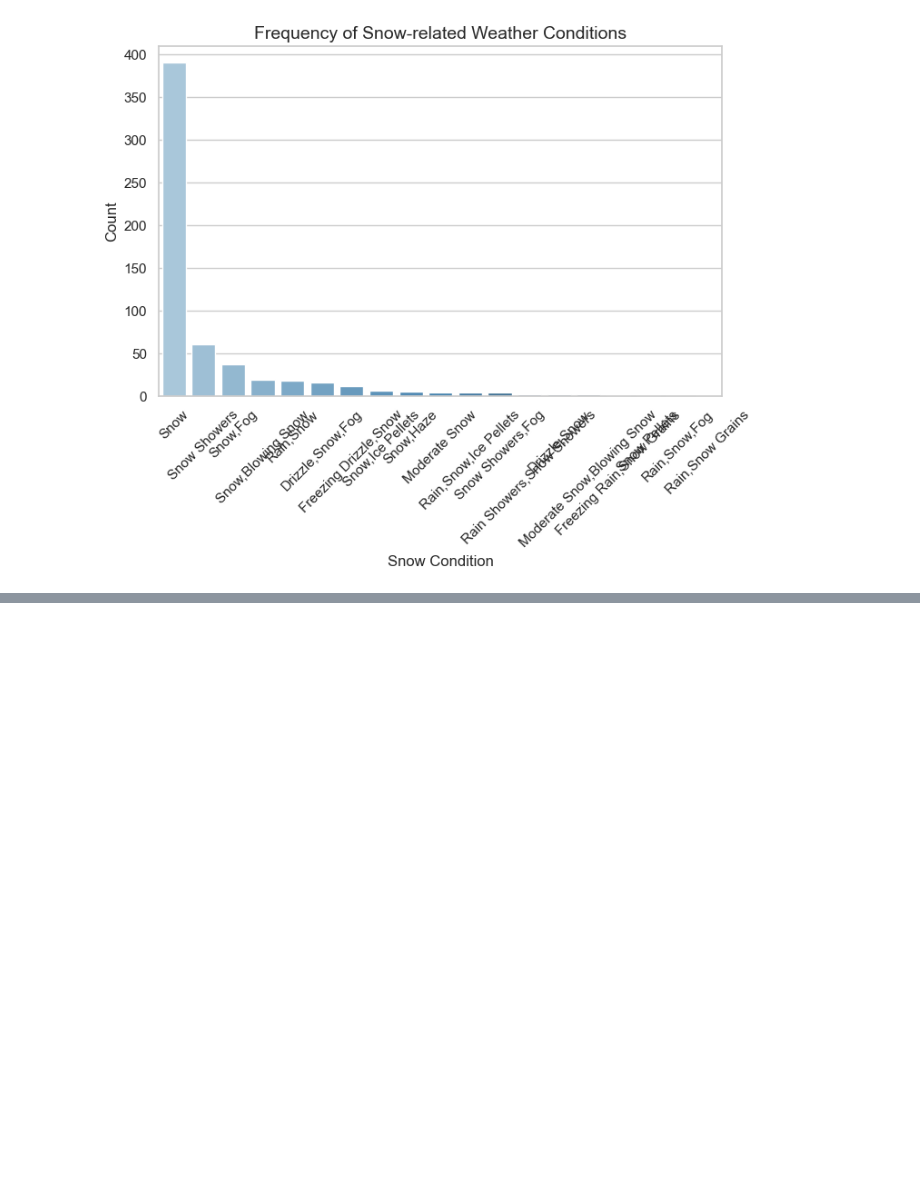
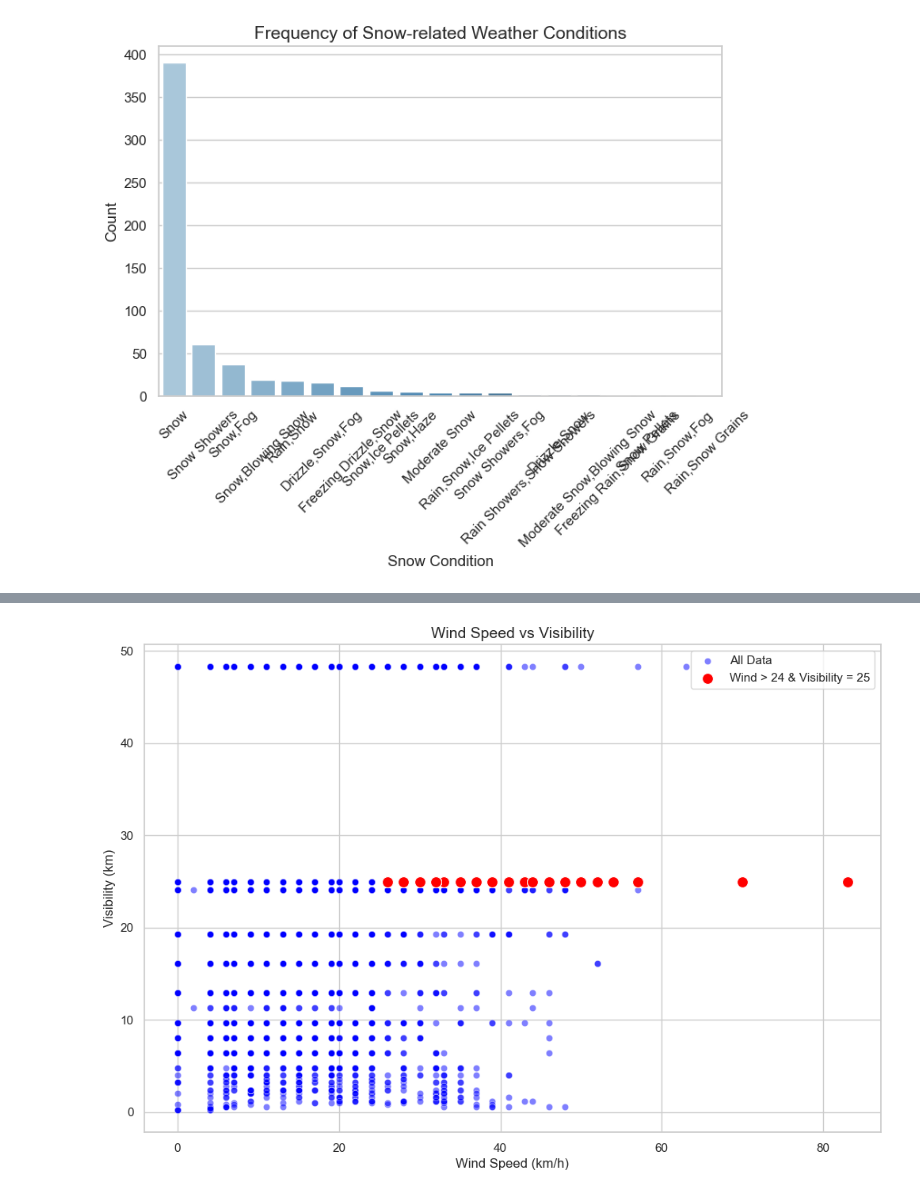
Before and after one commit to Aminbyt/weather-analysis, a Jupyter notebook: notebooks/01_data_exploration.ipynb, the cells around one changed output, grey strips where cells are left out. Saved outputs shown, nothing was run; the diff lists cells and outputs as text; code cells hidden in the pictures; blank space fills up the shorter version.

Commit message:
EDA: filter dataset for wind speed > 24 km/h and visibility = 25 km

```diff
--- a/notebooks/01_data_exploration.ipynb
+++ b/notebooks/01_data_exploration.ipynb
@@ -337,0 +344,3 @@ Passing `palette` without assigning `hue` is deprecated and will be removed in v
+# %%
+wind_vis_data = data[(data['Wind Speed_km/h'] > 24) & (data["Visibility_km"] == 25)]
+wind_vis_data
@@ -337,0 +361,19 @@ Passing `palette` without assigning `hue` is deprecated and will be removed in v
+# %%
+from cProfile import label
+
+
+plt.figure(figsize=(12,8))
+
+sns.scatterplot(data = data , x = "Wind Speed_km/h", y= "Visibility_km",
+                alpha = 0.5 , color = "blue", label = "All Data")
+
+sns.scatterplot(data = wind_vis_data ,x="Wind Speed_km/h", y="Visibility_km",
+                color = "red" , s =100 , label = "Wind > 24 & Visibility = 25" )
+
+plt.title("Wind Speed vs Visibility", fontsize=14)
+plt.xlabel("Wind Speed (km/h)", fontsize=12)
+plt.ylabel("Visibility (km)", fontsize=12)
+plt.legend()
+plt.show()
+# %% [output]
+[figure, added]
```
Also changed, not shown: parts of 2 cells of this notebook.
